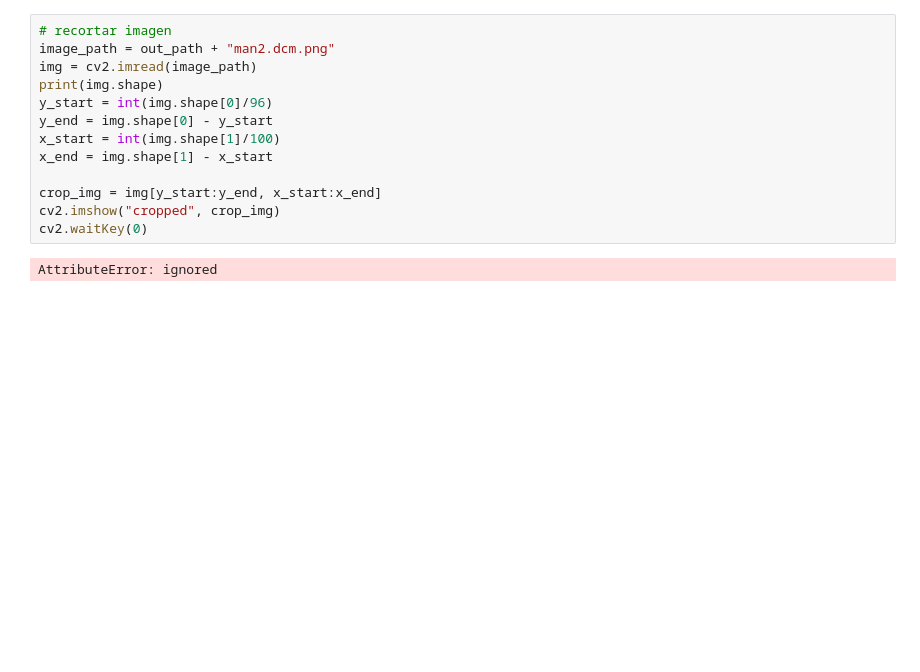
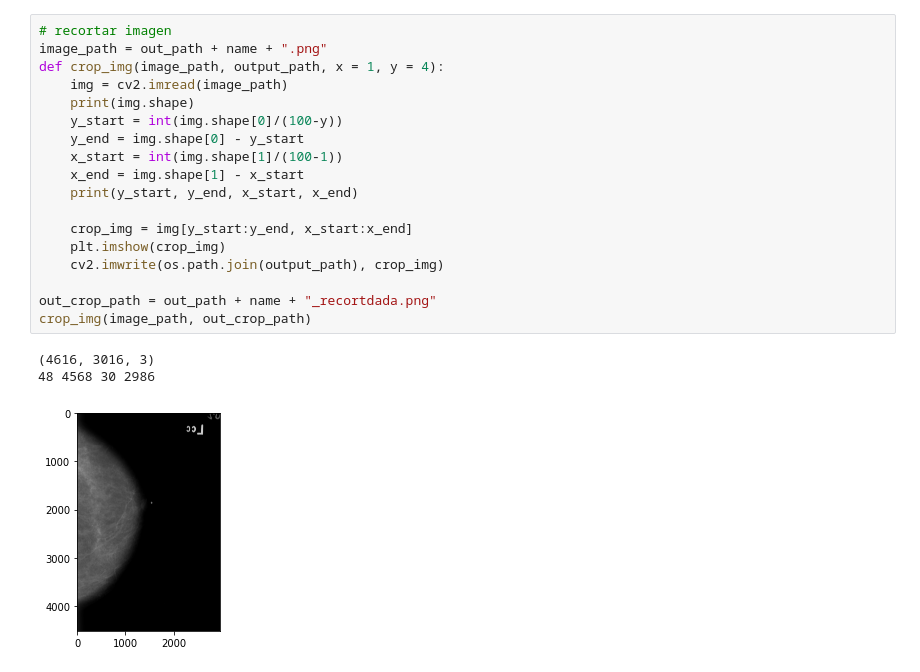
Before and after one commit to KoNGoL/tfm_breast_cancer_detection, a Jupyter notebook: Pruebas.ipynb, the cells around one changed output. Cells and saved outputs as stored; diff of their text form; blank space fills up the shorter version.

```diff
--- a/Pruebas.ipynb
+++ b/Pruebas.ipynb
@@ -51,15 +59,22 @@ show_diccom_img(in_path + name)
 # %%
 # recortar imagen
-image_path = out_path + "man2.dcm.png"
-img = cv2.imread(image_path)
-print(img.shape)
-y_start = int(img.shape[0]/96)
-y_end = img.shape[0] - y_start
-x_start = int(img.shape[1]/100)
-x_end = img.shape[1] - x_start
+image_path = out_path + name + ".png"
+def crop_img(image_path, output_path, x = 1, y = 4):
+    img = cv2.imread(image_path)
+    print(img.shape)
+    y_start = int(img.shape[0]/(100-y))
+    y_end = img.shape[0] - y_start
+    x_start = int(img.shape[1]/(100-1))
+    x_end = img.shape[1] - x_start
+    print(y_start, y_end, x_start, x_end)
 
-crop_img = img[y_start:y_end, x_start:x_end]
-cv2.imshow("cropped", crop_img)
-cv2.waitKey(0)
+    crop_img = img[y_start:y_end, x_start:x_end]
+    plt.imshow(crop_img)
+    cv2.imwrite(os.path.join(output_path), crop_img)
+
+out_crop_path = out_path + name + "_recortdada.png"
+crop_img(image_path, out_crop_path)
 # %% [output]
-AttributeError: ignored
+(4616, 3016, 3)
+48 4568 30 2986
+[figure, added]
```
Also changed, not shown: parts of 5 cells of this notebook, 6 other files.
